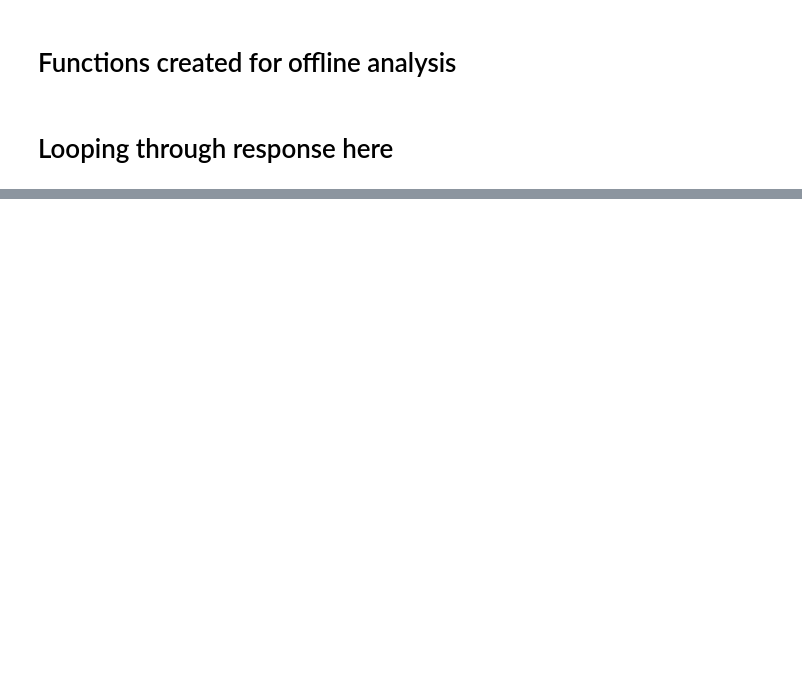
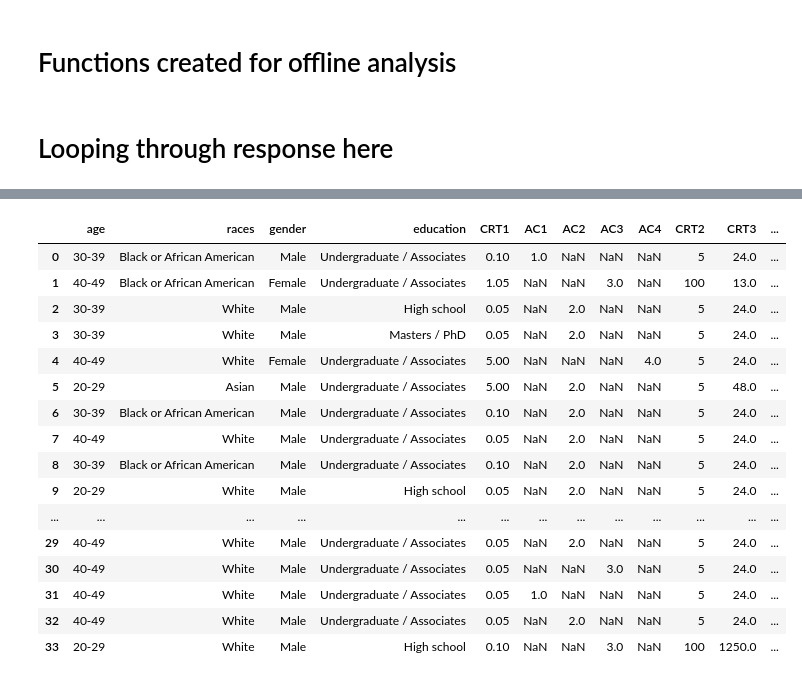
Before and after one commit to suhasdara/Deepfake-Detection, a Jupyter notebook: analysis.ipynb, the cells around one changed output, grey strips where cells are left out. Drawn from its saved outputs; the diff is of its cells as text; code cells hidden in the pictures; blank space fills up the shorter version.

Commit message:
preliminary dataframe code written

```diff
--- a/analysis.ipynb
+++ b/analysis.ipynb
@@ -10 +9,6 @@ worker_dictionary = {} #dictionary where key is worker id and value is the respo
+# %%
+image_labels = pd.read_csv("dataset_images/labels.csv")
+video_labels = pd.read_csv("dataset_videos/labels.csv")
+
+survey_data = pd.read_csv("worker_data/survey_data.csv", usecols=["code","age","races","gender","education","CRT1","CRT2","CRT3","AC1","AC2","AC3","AC4"])
 # %%
@@ -110,0 +172,20 @@ print(worker_dictionary)
+# %%
+survey_data
+# %% [output]
+|  | age | races | gender | education | CRT1 | AC1 | AC2 | AC3 | AC4 | CRT2 | CRT3 | ... |
+| 0 | 30-39 | Black or African American | Male | Undergraduate / Associates | 0.10 | 1.0 | NaN | NaN | NaN | 5 | 24.0 | ... |
+| 1 | 40-49 | Black or African American | Female | Undergraduate / Associates | 1.05 | NaN | NaN | 3.0 | NaN | 100 | 13.0 | ... |
+| 2 | 30-39 | White | Male | High school | 0.05 | NaN | 2.0 | NaN | NaN | 5 | 24.0 | ... |
+| 3 | 30-39 | White | Male | Masters / PhD | 0.05 | NaN | 2.0 | NaN | NaN | 5 | 24.0 | ... |
+| 4 | 40-49 | White | Female | Undergraduate / Associates | 5.00 | NaN | NaN | NaN | 4.0 | 5 | 24.0 | ... |
+| 5 | 20-29 | Asian | Male | Undergraduate / Associates | 5.00 | NaN | 2.0 | NaN | NaN | 5 | 48.0 | ... |
+| 6 | 30-39 | Black or African American | Male | Undergraduate / Associates | 0.10 | NaN | 2.0 | NaN | NaN | 5 | 24.0 | ... |
+| 7 | 40-49 | White | Male | Undergraduate / Associates | 0.05 | NaN | 2.0 | NaN | NaN | 5 | 24.0 | ... |
+| 8 | 30-39 | Black or African American | Male | Undergraduate / Associates | 0.10 | NaN | 2.0 | NaN | NaN | 5 | 24.0 | ... |
+| 9 | 20-29 | White | Male | High school | 0.05 | NaN | 2.0 | NaN | NaN | 5 | 24.0 | ... |
+| ... | ... | ... | ... | ... | ... | ... | ... | ... | ... | ... | ... | ... |
+| 29 | 40-49 | White | Male | Undergraduate / Associates | 0.05 | NaN | 2.0 | NaN | NaN | 5 | 24.0 | ... |
+| 30 | 40-49 | White | Male | Undergraduate / Associates | 0.05 | NaN | NaN | 3.0 | NaN | 5 | 24.0 | ... |
+| 31 | 40-49 | White | Male | Undergraduate / Associates | 0.05 | 1.0 | NaN | NaN | NaN | 5 | 24.0 | ... |
+| 32 | 40-49 | White | Male | Undergraduate / Associates | 0.05 | NaN | 2.0 | NaN | NaN | 5 | 24.0 | ... |
+| 33 | 20-29 | White | Male | High school | 0.10 | NaN | NaN | 3.0 | NaN | 100 | 1250.0 | ... |
```
Also changed, not shown: parts of 17 cells of this notebook, 14 other files.
